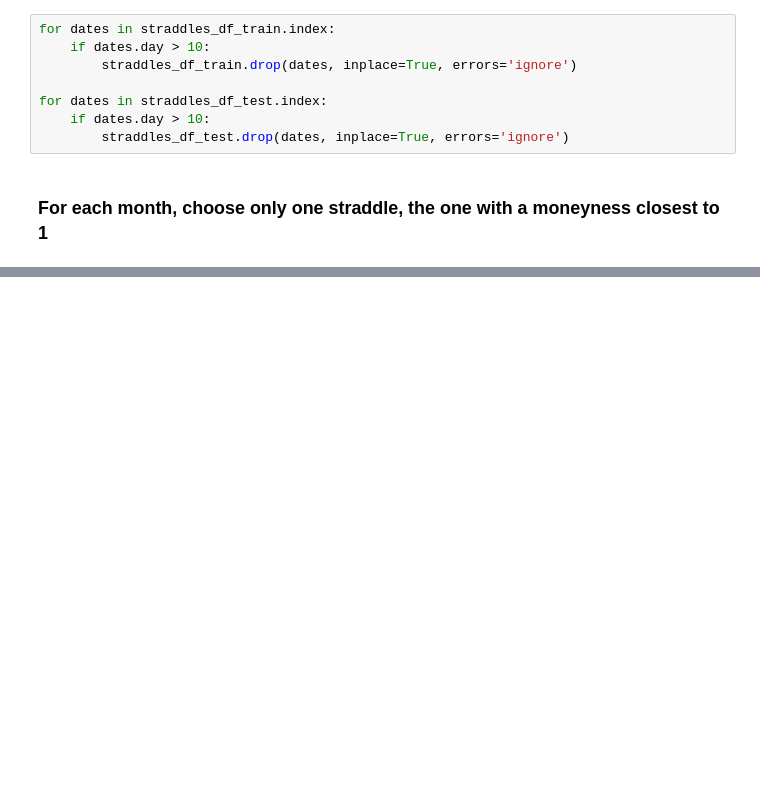
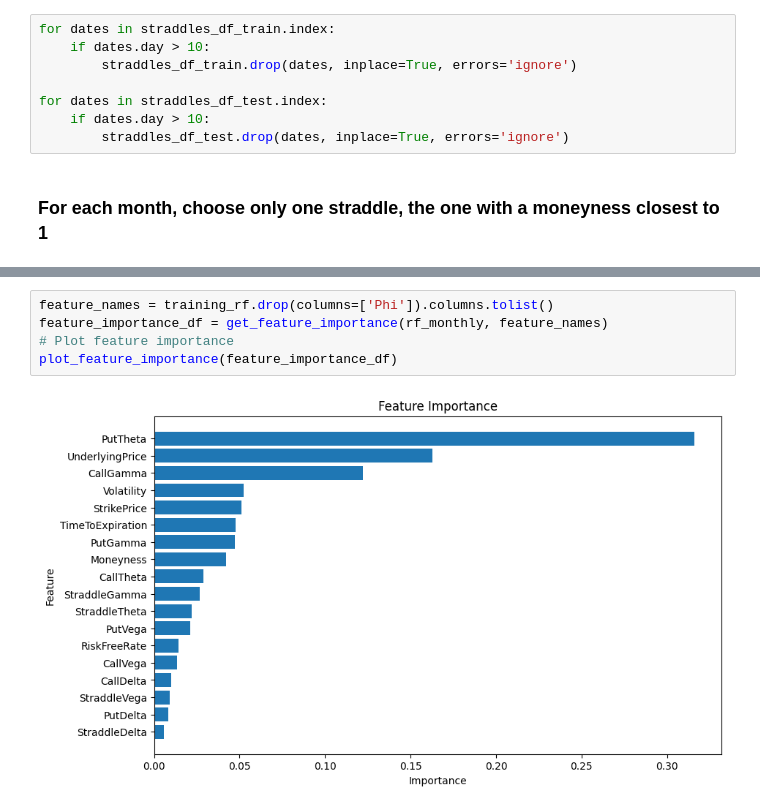
Before and after one commit to BenjaminSeguin/Straddle_hedging_project, a Jupyter notebook: main.ipynb, the cells around one changed output, grey strips where cells are left out. Cells and saved outputs as stored; diff of their text form; blank space fills up the shorter version.

```diff
--- a/main.ipynb
+++ b/main.ipynb
@@ -279 +309,8 @@ Best parameters: {'max_depth': 10, 'min_samples_leaf': 2, 'min_samples_split': 5
+# %%
+feature_names = training_rf.drop(columns=['Phi']).columns.tolist()
+feature_importance_df = get_feature_importance(rf_monthly, feature_names)
+# Plot feature importance
+plot_feature_importance(feature_importance_df)
+# %% [output]
+[figure, added]
 # %%
```
Also changed, not shown: parts of 27 cells of this notebook, 1 other file.
